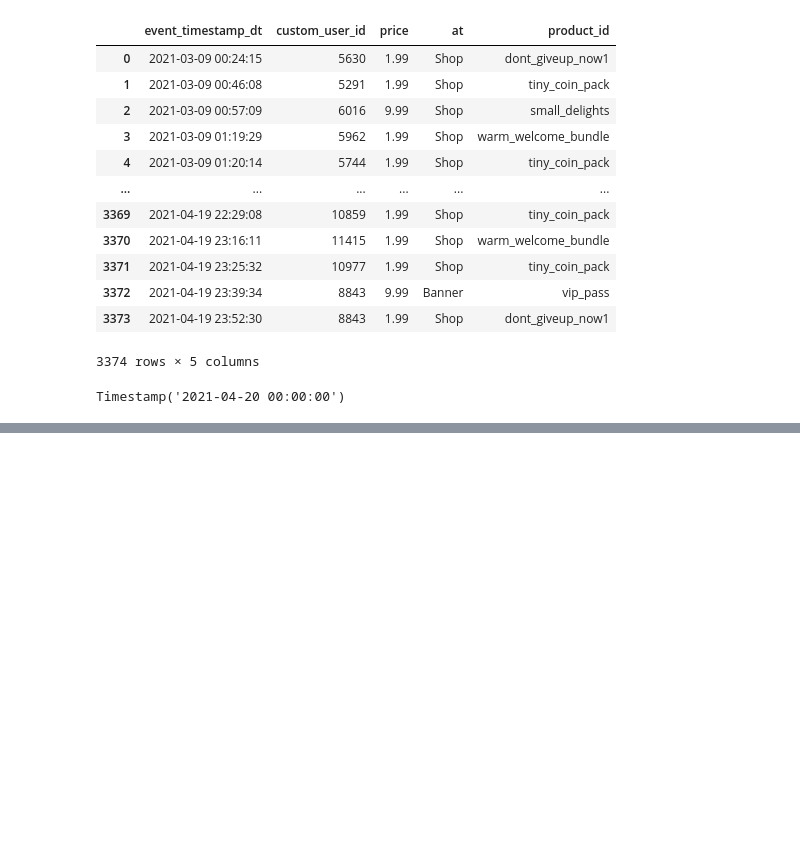
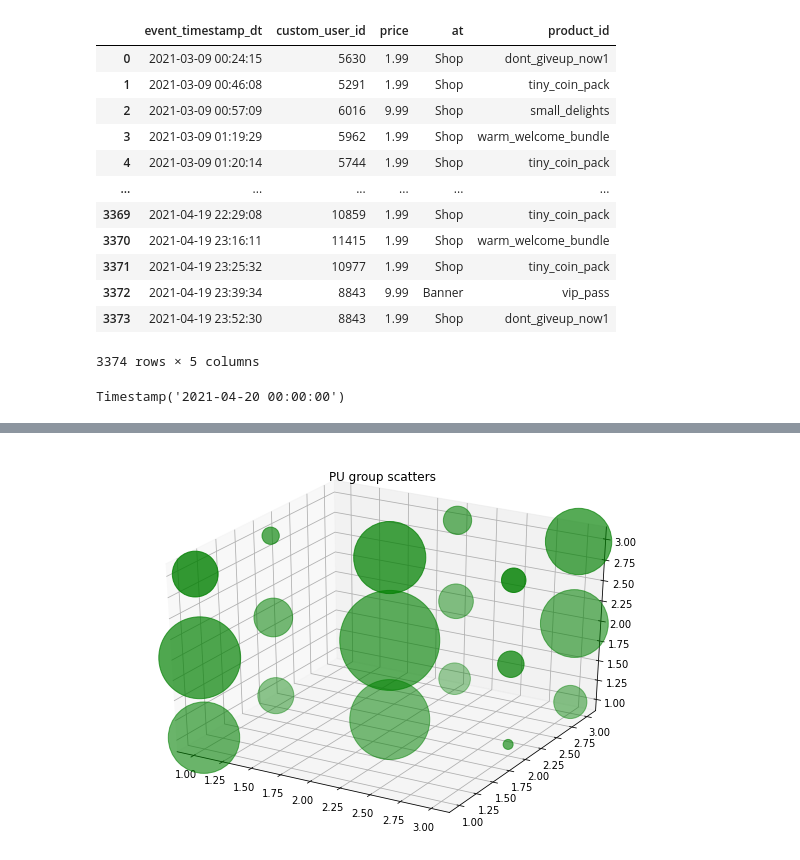
Before and after one commit to mqifjjfwiot/Assignments, a Jupyter notebook: Cookapps/Cookapps.ipynb, the cells around one changed output, grey strips where cells are left out. Saved outputs shown, nothing was run; the diff lists cells and outputs as text; code cells hidden in the pictures; blank space fills up the shorter version.

```diff
--- a/Cookapps/Cookapps.ipynb
+++ b/Cookapps/Cookapps.ipynb
@@ -1363,0 +639,22 @@ df_test_fin.to_csv('test_result.csv', sep=',')
+# %%
+from mpl_toolkits import mplot3d
+
+size = [5100, 1300, 0, 0, 6400, 1000, 0, 100, 1100, 6700, 1500, 0, 0, 10000, 1200, 0, 700, 4600, 2100, 300, 0, 0, 5200, 800, 0, 600, 4400]
+
+# dataset
+z = [1,1,1,1,1,1,1,1,1,2,2,2,2,2,2,2,2,2,3,3,3,3,3,3,3,3,3]
+x = [1,1,1,2,2,2,3,3,3,1,1,1,2,2,2,3,3,3,1,1,1,2,2,2,3,3,3]
+y = [1,2,3,1,2,3,1,2,3,1,2,3,1,2,3,1,2,3,1,2,3,1,2,3,1,2,3]
+
+# figure
+fig = plt.figure(figsize = (10, 7))
+ax = plt.axes(projection ="3d")
+
+# Creating plot
+ax.scatter3D(x, y, z, s= size, color = "green")
+plt.title("PU group scatters")
+
+# show plot
+plt.show()
+# %% [output]
+[figure, added]
```
Also changed, not shown: parts of 192 cells of this notebook.
